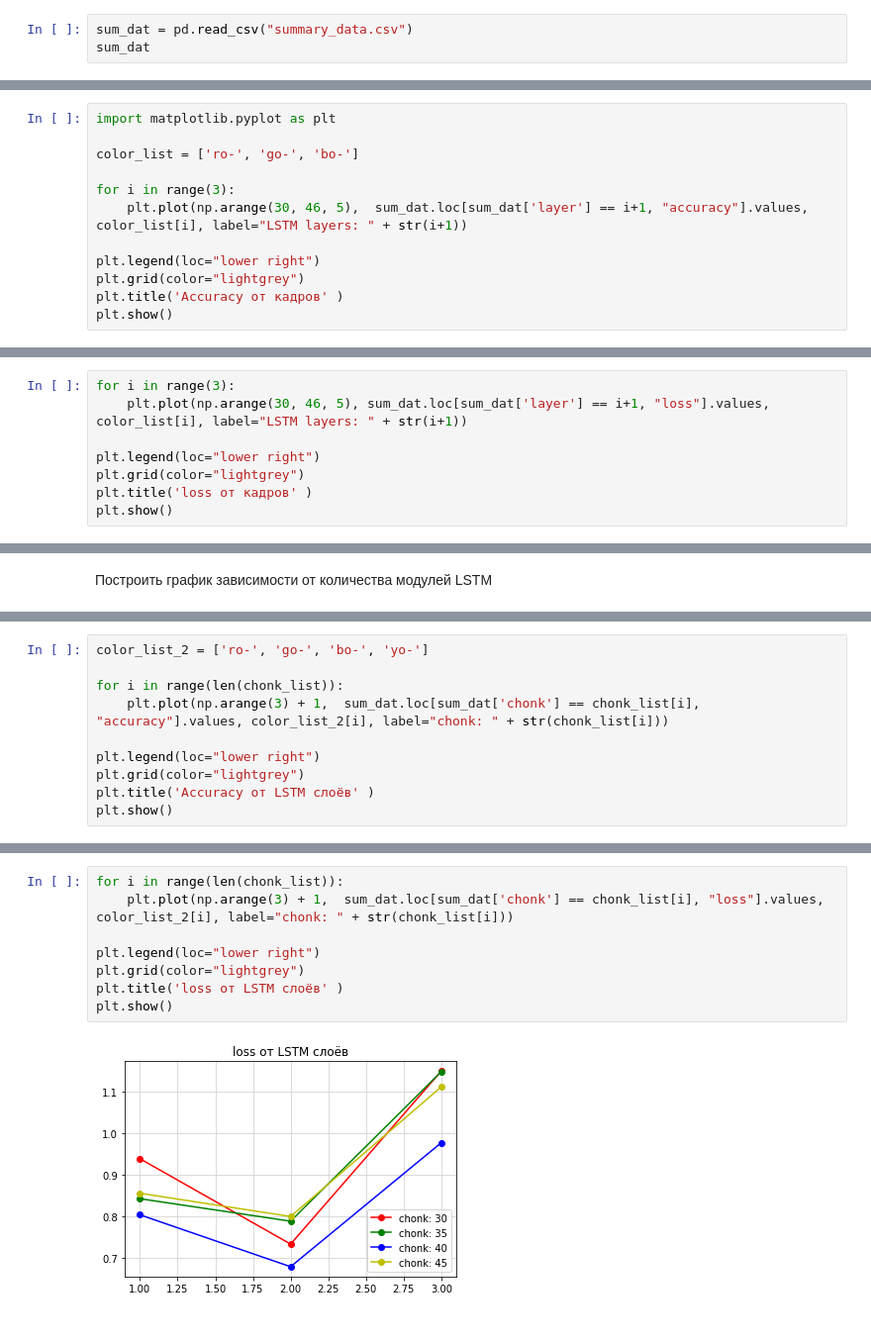
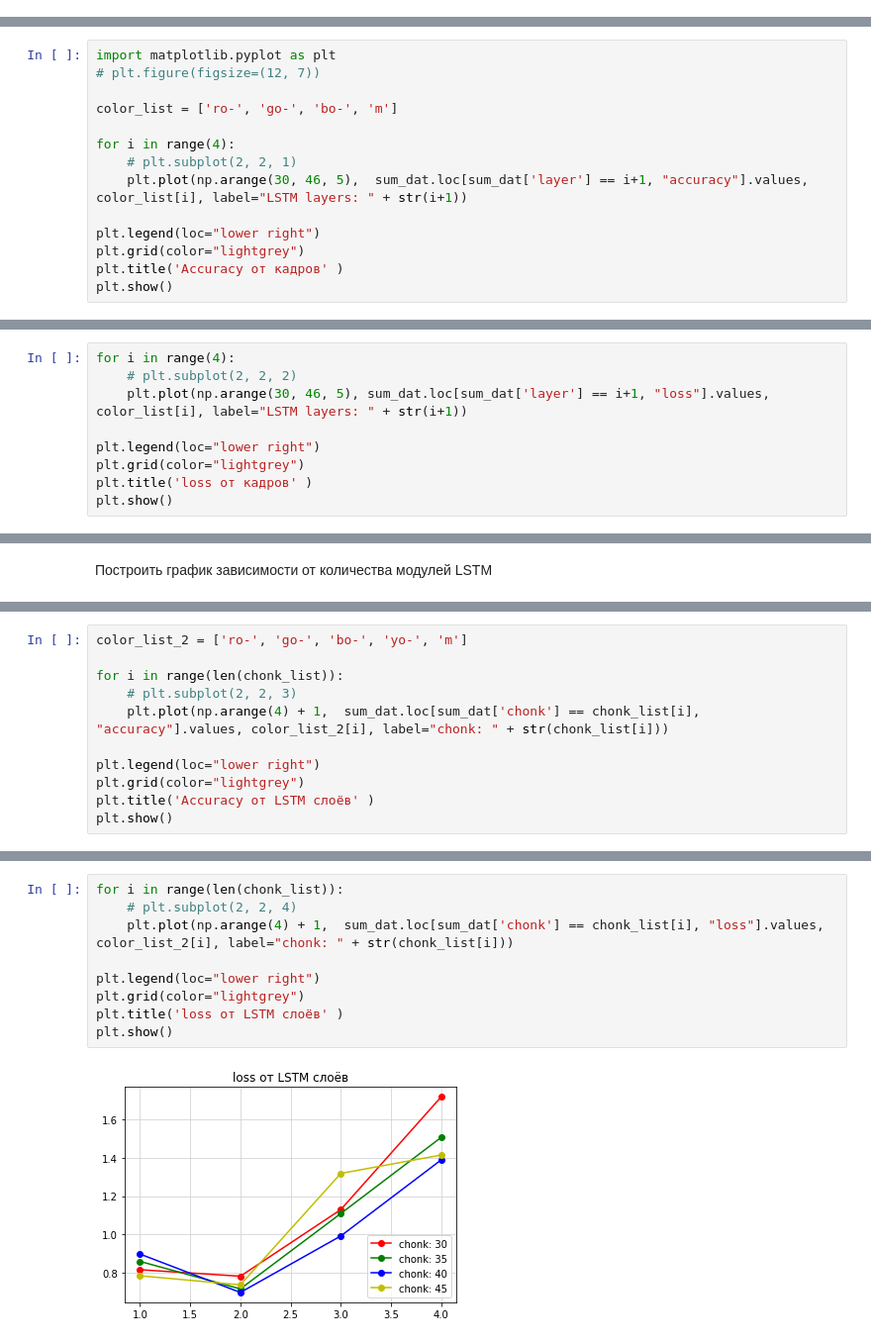
Before and after one commit to fdima/GB-PyTorch, a Jupyter notebook: HW2/HW2v1.ipynb, the cells around one changed output, grey strips where cells are left out. Shown at 99% size. Cells and saved outputs as stored; diff of their text form.

```diff
--- a/HW2/HW2v1.ipynb
+++ b/HW2/HW2v1.ipynb
@@ -840,3 +780,0 @@ search_top.summary_data.to_csv("summary_data.csv", index=False)
-# %%
-sum_dat = pd.read_csv("summary_data.csv")
-sum_dat
@@ -859,9 +781,11 @@ sum_dat
 # %%
 import matplotlib.pyplot as plt
+# plt.figure(figsize=(12, 7))
 
-color_list = ['ro-', 'go-', 'bo-']
+color_list = ['ro-', 'go-', 'bo-', 'm']
 
-for i in range(3):
+for i in range(4):
+    # plt.subplot(2, 2, 1)
     plt.plot(np.arange(30, 46, 5),  sum_dat.loc[sum_dat['layer'] == i+1, "accuracy"].values, color_list[i], label="LSTM layers: " + str(i+1))
 
 plt.legend(loc="lower right")
@@ -873,5 +797,6 @@ plt.show()
 # %%
-for i in range(3):
+for i in range(4):
+    # plt.subplot(2, 2, 2)
     plt.plot(np.arange(30, 46, 5), sum_dat.loc[sum_dat['layer'] == i+1, "loss"].values, color_list[i], label="LSTM layers: " + str(i+1))
 
 plt.legend(loc="lower right")
@@ -897,8 +822,9 @@ for i in range(len(chonk_list)):
 # %%
-color_list_2 = ['ro-', 'go-', 'bo-', 'yo-']
+color_list_2 = ['ro-', 'go-', 'bo-', 'yo-', 'm']
 
 for i in range(len(chonk_list)):
-    plt.plot(np.arange(3) + 1,  sum_dat.loc[sum_dat['chonk'] == chonk_list[i], "accuracy"].values, color_list_2[i], label="chonk: " + str(chonk_list[i]))
+    # plt.subplot(2, 2, 3)
+    plt.plot(np.arange(4) + 1,  sum_dat.loc[sum_dat['chonk'] == chonk_list[i], "accuracy"].values, color_list_2[i], label="chonk: " + str(chonk_list[i]))
 
 plt.legend(loc="lower right")
 plt.grid(color="lightgrey")
@@ -909,10 +835,11 @@ plt.show()
 # %%
 for i in range(len(chonk_list)):
-    plt.plot(np.arange(3) + 1,  sum_dat.loc[sum_dat['chonk'] == chonk_list[i], "loss"].values, color_list_2[i], label="chonk: " + str(chonk_list[i]))
+    # plt.subplot(2, 2, 4)
+    plt.plot(np.arange(4) + 1,  sum_dat.loc[sum_dat['chonk'] == chonk_list[i], "loss"].values, color_list_2[i], label="chonk: " + str(chonk_list[i]))
 
 plt.legend(loc="lower right")
 plt.grid(color="lightgrey")
 plt.title('loss от LSTM слоёв' )
 plt.show()
 # %% [output]
-[figure, old version]
+[figure, new version]
```
Also changed, not shown: parts of 94 cells of this notebook.
